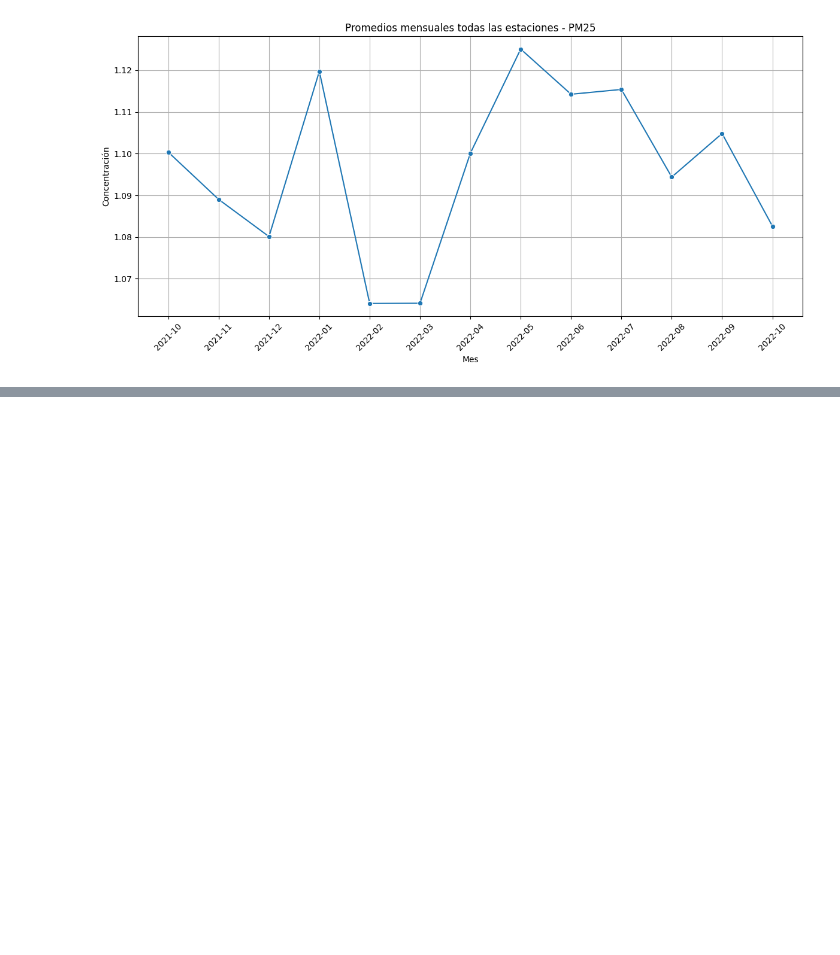
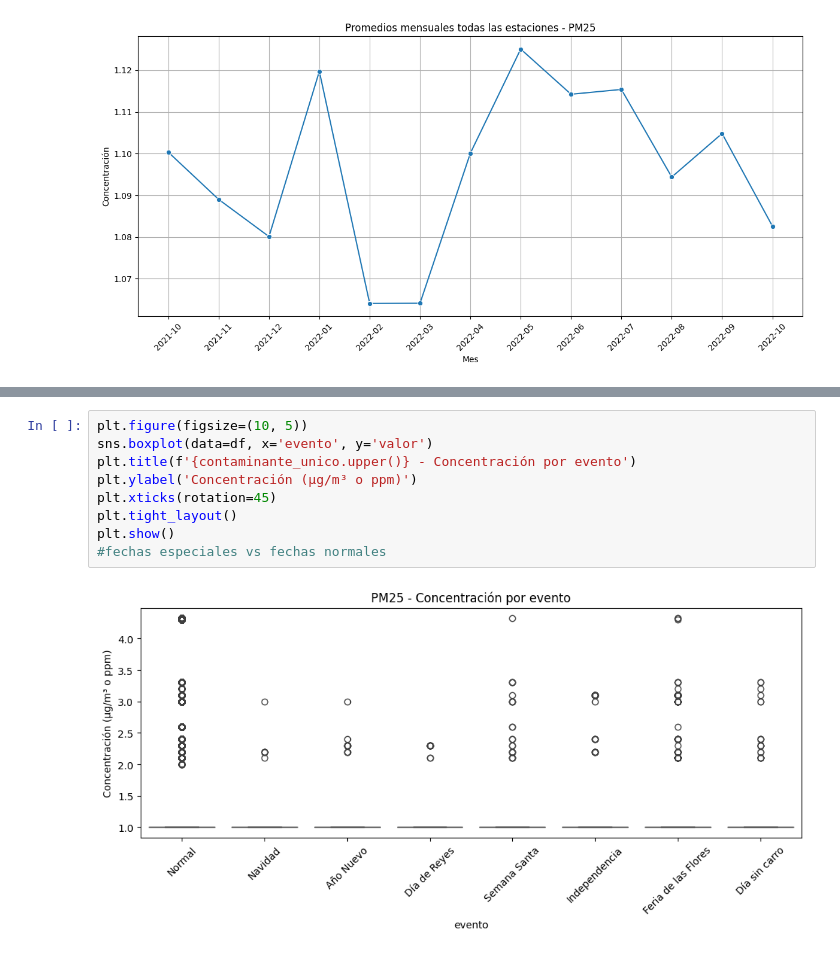
Before and after one commit to jerozapata/Respirando-Datos, a Jupyter notebook: datos_pm25.ipynb, the cells around one changed output, grey strips where cells are left out. Cells and saved outputs as stored; diff of their text form; blank space fills up the shorter version.

```diff
--- a/datos_pm25.ipynb
+++ b/datos_pm25.ipynb
@@ -188,0 +366,11 @@ mapa
+# %%
+plt.figure(figsize=(10, 5))
+sns.boxplot(data=df, x='evento', y='valor')
+plt.title(f'{contaminante_unico.upper()} - Concentración por evento')
+plt.ylabel('Concentración (μg/m³ o ppm)')
+plt.xticks(rotation=45)
+plt.tight_layout()
+plt.show()
+#fechas especiales vs fechas normales
+# %% [output]
+[figure, added]
```
Also changed, not shown: parts of 25 cells of this notebook, 7 other files.
